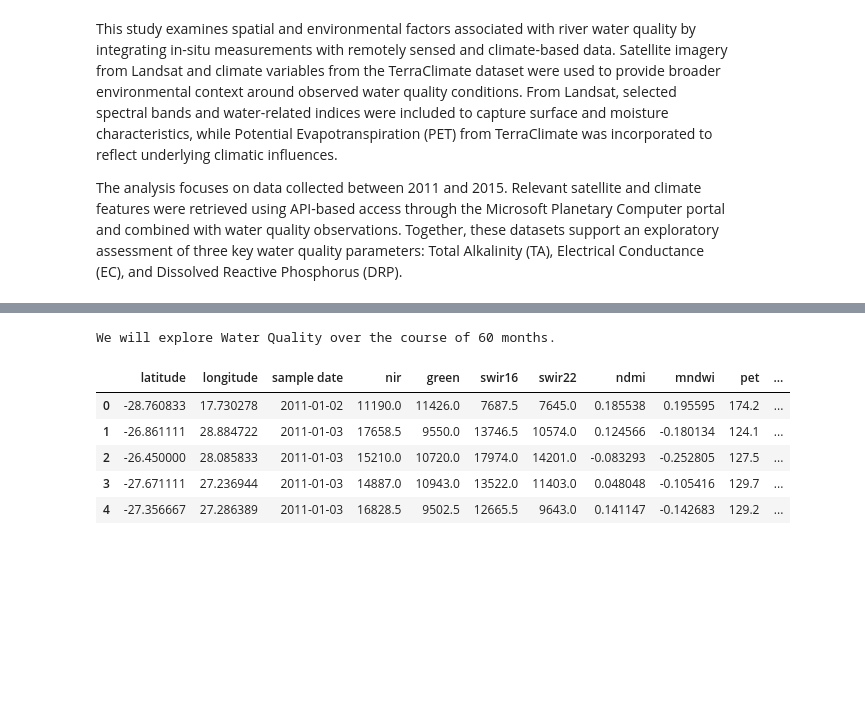
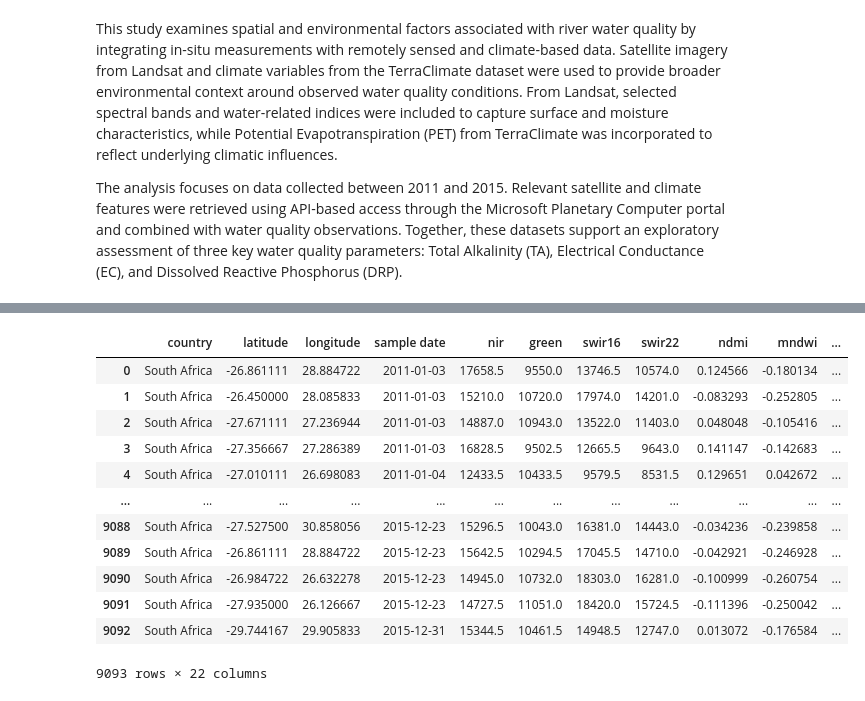
Before and after one commit to kylerod22/siads593-water-sustainability, a Jupyter notebook: 08-rjbest-sungmiki-kylerod-2026winter/src/milestone.ipynb, the cells around one changed output, grey strips where cells are left out. Cells and saved outputs as stored; diff of their text form; code cells hidden in the pictures; blank space fills up the shorter version.

Commit message:
Read Water Quality Dataset

```diff
--- a/08-rjbest-sungmiki-kylerod-2026winter/src/milestone.ipynb
+++ b/08-rjbest-sungmiki-kylerod-2026winter/src/milestone.ipynb
@@ -54,14 +13,20 @@ from utils import primary_dataset
 # %%
-df = primary_dataset.primary_dataset()
-df.head()
+df = pd.read_csv('data/wq.csv')
+df
 # %% [output]
+|  | country | latitude | longitude | sample date | nir | green | swir16 | swir22 | ndmi | mndwi | ... |
+| 0 | South Africa | -26.861111 | 28.884722 | 2011-01-03 | 17658.5 | 9550.0 | 13746.5 | 10574.0 | 0.124566 | -0.180134 | ... |
+| 1 | South Africa | -26.450000 | 28.085833 | 2011-01-03 | 15210.0 | 10720.0 | 17974.0 | 14201.0 | -0.083293 | -0.252805 | ... |
+| 2 | South Africa | -27.671111 | 27.236944 | 2011-01-03 | 14887.0 | 10943.0 | 13522.0 | 11403.0 | 0.048048 | -0.105416 | ... |
+| 3 | South Africa | -27.356667 | 27.286389 | 2011-01-03 | 16828.5 | 9502.5 | 12665.5 | 9643.0 | 0.141147 | -0.142683 | ... |
+| 4 | South Africa | -27.010111 | 26.698083 | 2011-01-04 | 12433.5 | 10433.5 | 9579.5 | 8531.5 | 0.129651 | 0.042672 | ... |
+| ... | ... | ... | ... | ... | ... | ... | ... | ... | ... | ... | ... |
+| 9088 | South Africa | -27.527500 | 30.858056 | 2015-12-23 | 15296.5 | 10043.0 | 16381.0 | 14443.0 | -0.034236 | -0.239858 | ... |
+| 9089 | South Africa | -26.861111 | 28.884722 | 2015-12-23 | 15642.5 | 10294.5 | 17045.5 | 14710.0 | -0.042921 | -0.246928 | ... |
+| 9090 | South Africa | -26.984722 | 26.632278 | 2015-12-23 | 14945.0 | 10732.0 | 18303.0 | 16281.0 | -0.100999 | -0.260754 | ... |
+| 9091 | South Africa | -27.935000 | 26.126667 | 2015-12-23 | 14727.5 | 11051.0 | 18420.0 | 15724.5 | -0.111396 | -0.250042 | ... |
+| 9092 | South Africa | -29.744167 | 29.905833 | 2015-12-31 | 15344.5 | 10461.5 | 14948.5 | 12747.0 | 0.013072 | -0.176584 | ... |
-We will explore Water Quality over the course of 60 months.
+9093 rows × 22 columns
-|  | latitude | longitude | sample date | nir | green | swir16 | swir22 | ndmi | mndwi | pet | ... |
-| 0 | -28.760833 | 17.730278 | 2011-01-02 | 11190.0 | 11426.0 | 7687.5 | 7645.0 | 0.185538 | 0.195595 | 174.2 | ... |
-| 1 | -26.861111 | 28.884722 | 2011-01-03 | 17658.5 | 9550.0 | 13746.5 | 10574.0 | 0.124566 | -0.180134 | 124.1 | ... |
-| 2 | -26.450000 | 28.085833 | 2011-01-03 | 15210.0 | 10720.0 | 17974.0 | 14201.0 | -0.083293 | -0.252805 | 127.5 | ... |
-| 3 | -27.671111 | 27.236944 | 2011-01-03 | 14887.0 | 10943.0 | 13522.0 | 11403.0 | 0.048048 | -0.105416 | 129.7 | ... |
-| 4 | -27.356667 | 27.286389 | 2011-01-03 | 16828.5 | 9502.5 | 12665.5 | 9643.0 | 0.141147 | -0.142683 | 129.2 | ... |
 # %%
 def plotly_viz(df, lat=df['latitude'], lon=df['longitude'], locationmode='ISO-3', color='pet', opacity=0.5, scope='africa'):
 
```
Also changed, not shown: parts of 3 cells of this notebook.
